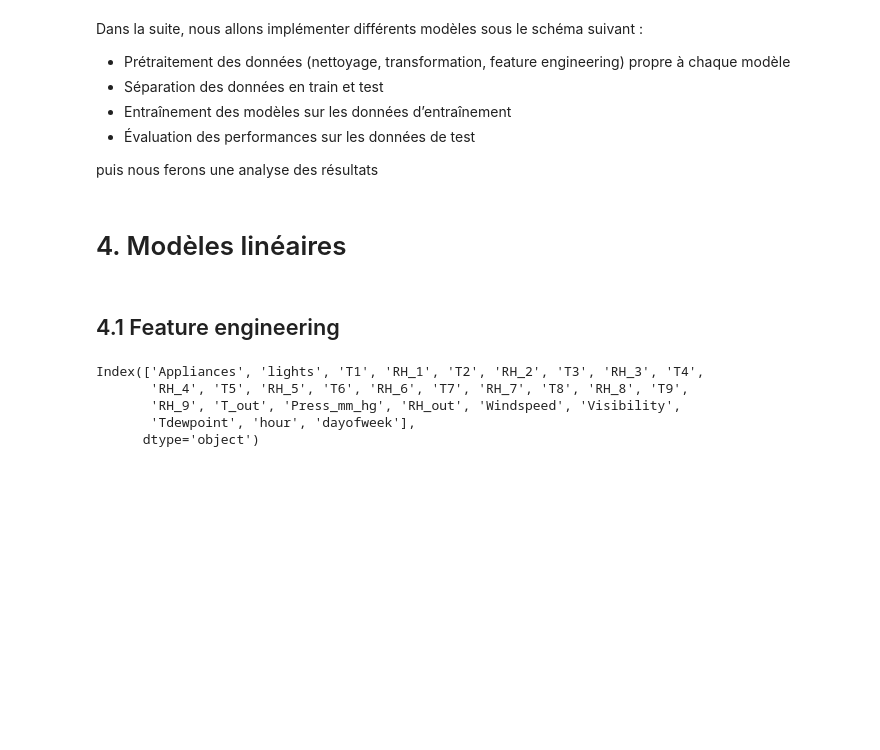
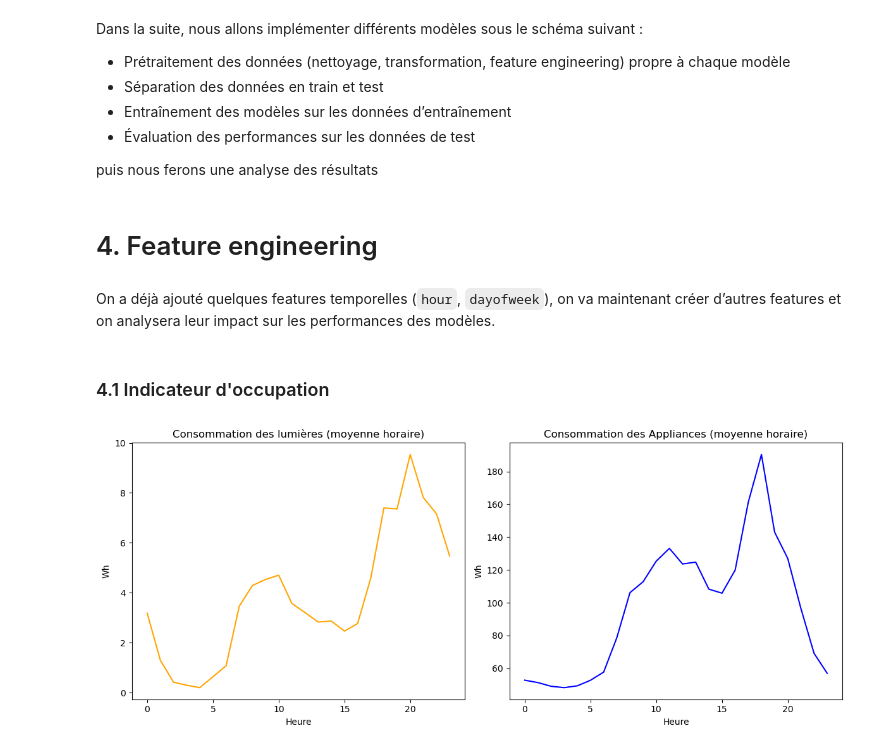
Before and after one commit to issagith/energy-consumption-prediction, a Jupyter notebook: main.ipynb, the cells around one changed output. Saved outputs shown, nothing was run; the diff lists cells and outputs as text; code cells hidden in the pictures; blank space fills up the shorter version.

Commit message:
feature engineering

```diff
--- a/main.ipynb
+++ b/main.ipynb
@@ -349,14 +349,27 @@ Dans la suite, nous allons implémenter différents modèles sous le schéma sui
 
 puis nous ferons une analyse des résultats
 # %% [markdown]
-# 4. Modèles linéaires
+# 4. Feature engineering
-# %% [markdown]
-## 4.1 Feature engineering
-# %%
-df.columns
-# %% [output]
-Index(['Appliances', 'lights', 'T1', 'RH_1', 'T2', 'RH_2', 'T3', 'RH_3', 'T4',
-       'RH_4', 'T5', 'RH_5', 'T6', 'RH_6', 'T7', 'RH_7', 'T8', 'RH_8', 'T9',
-       'RH_9', 'T_out', 'Press_mm_hg', 'RH_out', 'Windspeed', 'Visibility',
-       'Tdewpoint', 'hour', 'dayofweek'],
-      dtype='object')
+# %% [markdown]
+On a déjà ajouté quelques features temporelles (`hour`, `dayofweek`), on va maintenant créer d’autres features et on analysera leur impact sur les performances des modèles.
+# %% [markdown]
+### 4.1 Indicateur d'occupation
+# %%
+fig, axes = plt.subplots(1, 2, figsize=(12, 5))
+
+# Average occupancy by hour
+df.groupby('hour')['lights'].mean().plot(ax=axes[0], color='orange')
+axes[0].set_title("Consommation des lumières (moyenne horaire)")
+axes[0].set_xlabel("Heure")
+axes[0].set_ylabel("Wh")
+
+# Average appliances by hour
+df.groupby('hour')['Appliances'].mean().plot(ax=axes[1], color='blue')
+axes[1].set_title("Consommation des Appliances (moyenne horaire)")
+axes[1].set_xlabel("Heure")
+axes[1].set_ylabel("Wh")
+
+plt.tight_layout()
+plt.show()
+# %% [output]
+[figure, added]
```
Also changed, not shown: parts of 28 cells of this notebook.
